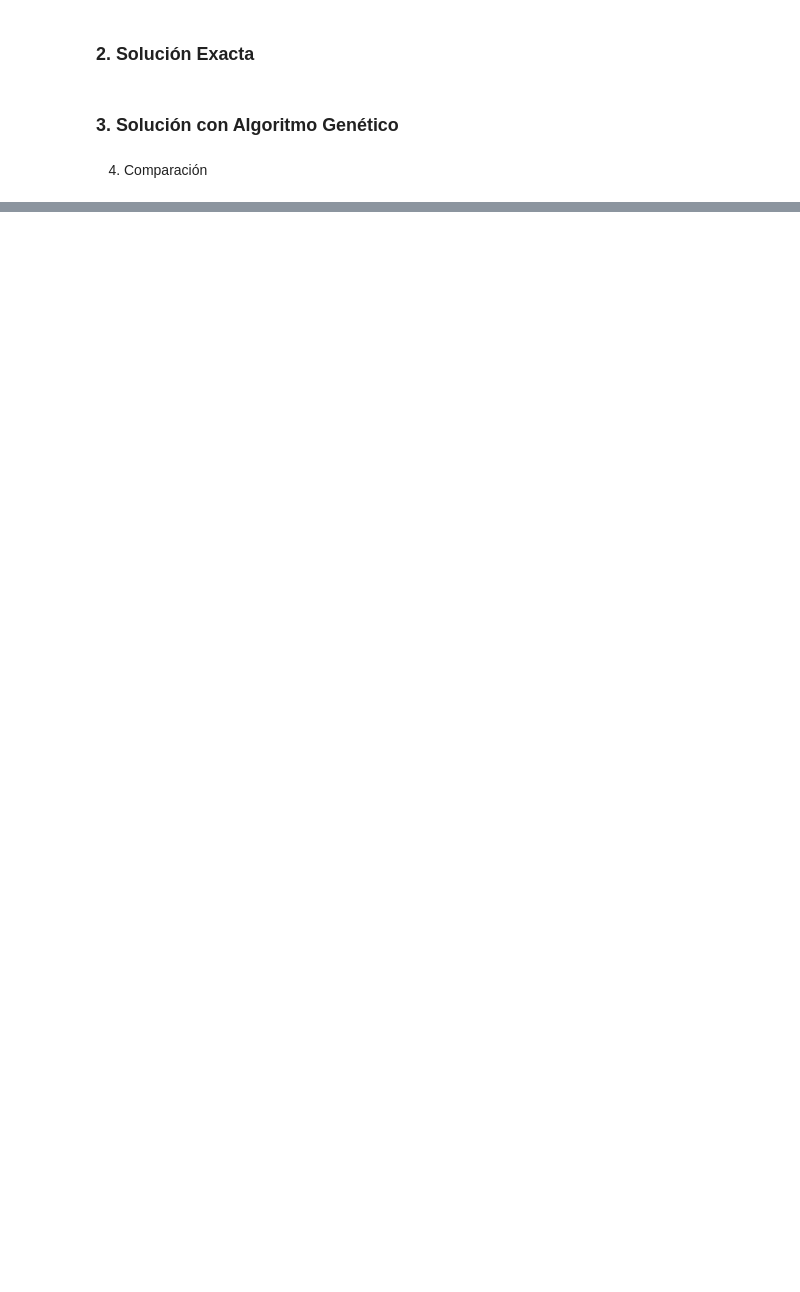
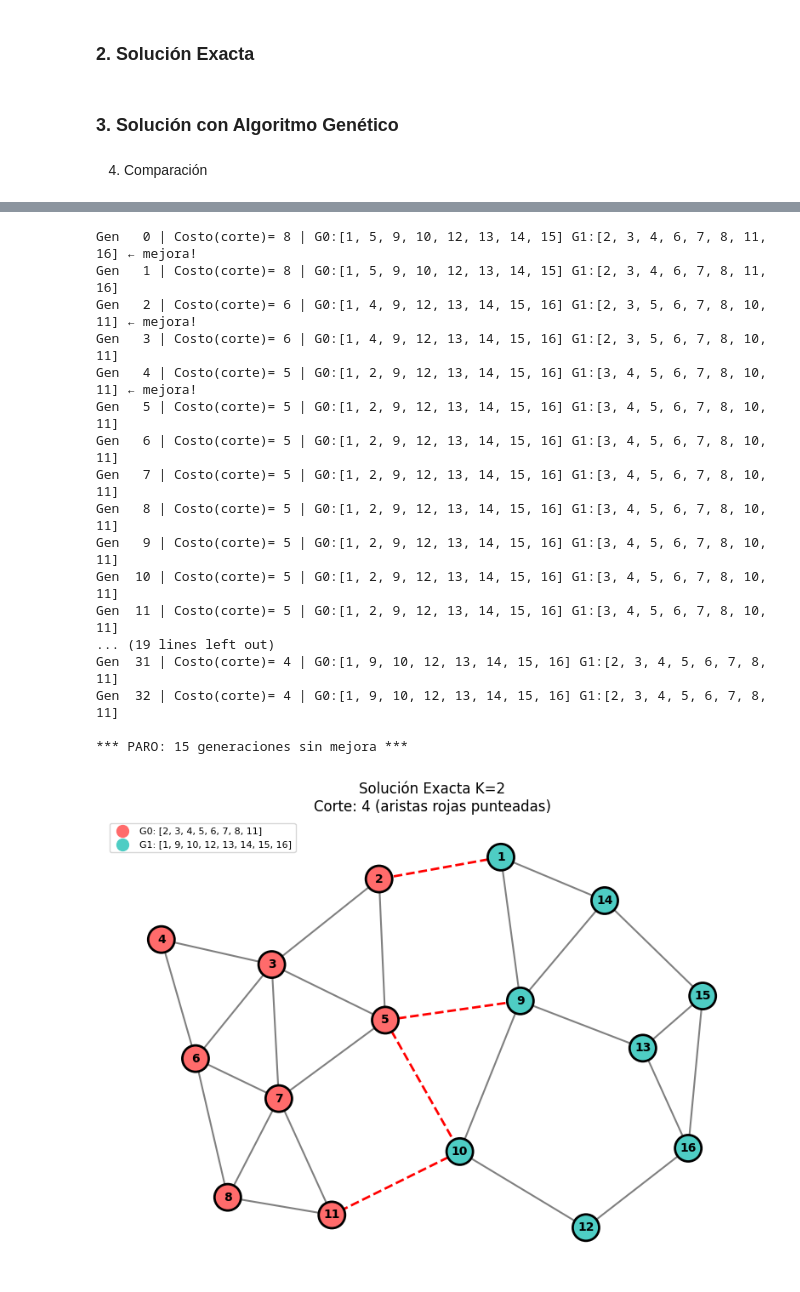
Before and after one commit to steffanylars/MA2015_DisenoAlgoritmosMatematicosBioinspirados, a Jupyter notebook: MA2015_6_ParticionGrafos.ipynb, the cells around one changed output, grey strips where cells are left out. Cells and saved outputs as stored; diff of their text form; code cells hidden in the pictures; blank space fills up the shorter version.

```diff
--- a/MA2015_6_ParticionGrafos.ipynb
+++ b/MA2015_6_ParticionGrafos.ipynb
@@ -190,0 +217,62 @@ AG              4        0.0296
+# %%
+import networkx as nx
+
+def graficar_particion(ind, k, titulo):
+    G = nx.Graph()
+    G.add_nodes_from(V)
+    G.add_edges_from(E)
+
+    colores = ['#FF6B6B', '#4ECDC4', '#45B7D1', '#96CEB4', '#FFEAA7', '#DDA0DD', '#98D8C8', '#F7DC6F']
+    color_nodos = [colores[ind[i]] for i in range(len(V))]
+
+    pos = nx.spring_layout(G, seed=42)
+    plt.figure(figsize=(8, 6))
+
+    # Dibujar aristas (grises para internas, rojas para corte)
+    aristas_internas = [(u,v) for u,v in E if ind[u-1] == ind[v-1]]
+    aristas_corte_lista = [(u,v) for u,v in E if ind[u-1] != ind[v-1]]
+
+    nx.draw_networkx_edges(G, pos, edgelist=aristas_internas, edge_color='gray', width=1.5)
+    nx.draw_networkx_edges(G, pos, edgelist=aristas_corte_lista, edge_color='red', width=2, style='dashed')
+
+    # Dibujar nodos
+    nx.draw_networkx_nodes(G, pos, node_color=color_nodos, node_size=500, edgecolors='black', linewidths=2)
+    nx.draw_networkx_labels(G, pos, font_size=10, font_weight='bold')
+
+    # Leyenda
+    for g in range(k):
+        nodos_g = [V[i] for i,x in enumerate(ind) if x==g]
+        plt.scatter([], [], c=colores[g], s=100, label=f'G{g}: {nodos_g}')
+
+    plt.legend(loc='upper left', fontsize=8)
+    plt.title(f'{titulo}\nCorte: {corte(ind)} (aristas rojas punteadas)')
+    plt.axis('off')
+    plt.tight_layout()
+    plt.show()
+
+# Graficar resultados
+for K in [2]:
+    random.seed(42)
+    ind_ex, c_ex, t_ex = exacto(K)
+    ind_ag, c_ag, t_ag, *_ = ag(K)
+    graficar_particion(ind_ex, K, f'Solución Exacta K={K}')
+    graficar_particion(ind_ag, K, f'Solución AG K={K}')
+# %% [output]
+Gen   0 | Costo(corte)= 8 | G0:[1, 5, 9, 10, 12, 13, 14, 15] G1:[2, 3, 4, 6, 7, 8, 11, 16] ← mejora!
+Gen   1 | Costo(corte)= 8 | G0:[1, 5, 9, 10, 12, 13, 14, 15] G1:[2, 3, 4, 6, 7, 8, 11, 16]
+Gen   2 | Costo(corte)= 6 | G0:[1, 4, 9, 12, 13, 14, 15, 16] G1:[2, 3, 5, 6, 7, 8, 10, 11] ← mejora!
+Gen   3 | Costo(corte)= 6 | G0:[1, 4, 9, 12, 13, 14, 15, 16] G1:[2, 3, 5, 6, 7, 8, 10, 11]
+Gen   4 | Costo(corte)= 5 | G0:[1, 2, 9, 12, 13, 14, 15, 16] G1:[3, 4, 5, 6, 7, 8, 10, 11] ← mejora!
+Gen   5 | Costo(corte)= 5 | G0:[1, 2, 9, 12, 13, 14, 15, 16] G1:[3, 4, 5, 6, 7, 8, 10, 11]
+Gen   6 | Costo(corte)= 5 | G0:[1, 2, 9, 12, 13, 14, 15, 16] G1:[3, 4, 5, 6, 7, 8, 10, 11]
+Gen   7 | Costo(corte)= 5 | G0:[1, 2, 9, 12, 13, 14, 15, 16] G1:[3, 4, 5, 6, 7, 8, 10, 11]
+Gen   8 | Costo(corte)= 5 | G0:[1, 2, 9, 12, 13, 14, 15, 16] G1:[3, 4, 5, 6, 7, 8, 10, 11]
+Gen   9 | Costo(corte)= 5 | G0:[1, 2, 9, 12, 13, 14, 15, 16] G1:[3, 4, 5, 6, 7, 8, 10, 11]
+Gen  10 | Costo(corte)= 5 | G0:[1, 2, 9, 12, 13, 14, 15, 16] G1:[3, 4, 5, 6, 7, 8, 10, 11]
+Gen  11 | Costo(corte)= 5 | G0:[1, 2, 9, 12, 13, 14, 15, 16] G1:[3, 4, 5, 6, 7, 8, 10, 11]
+... (19 lines left out)
+Gen  31 | Costo(corte)= 4 | G0:[1, 9, 10, 12, 13, 14, 15, 16] G1:[2, 3, 4, 5, 6, 7, 8, 11]
+Gen  32 | Costo(corte)= 4 | G0:[1, 9, 10, 12, 13, 14, 15, 16] G1:[2, 3, 4, 5, 6, 7, 8, 11]
+
+*** PARO: 15 generaciones sin mejora ***
+[figure, added]
```
Also changed, not shown: parts of 5 cells of this notebook, 2 other files.
